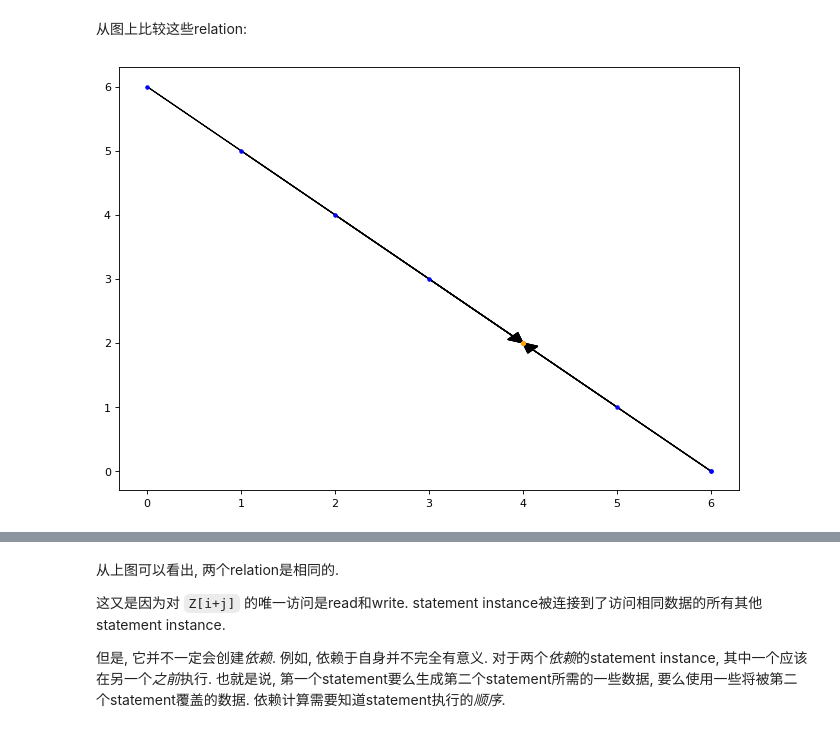
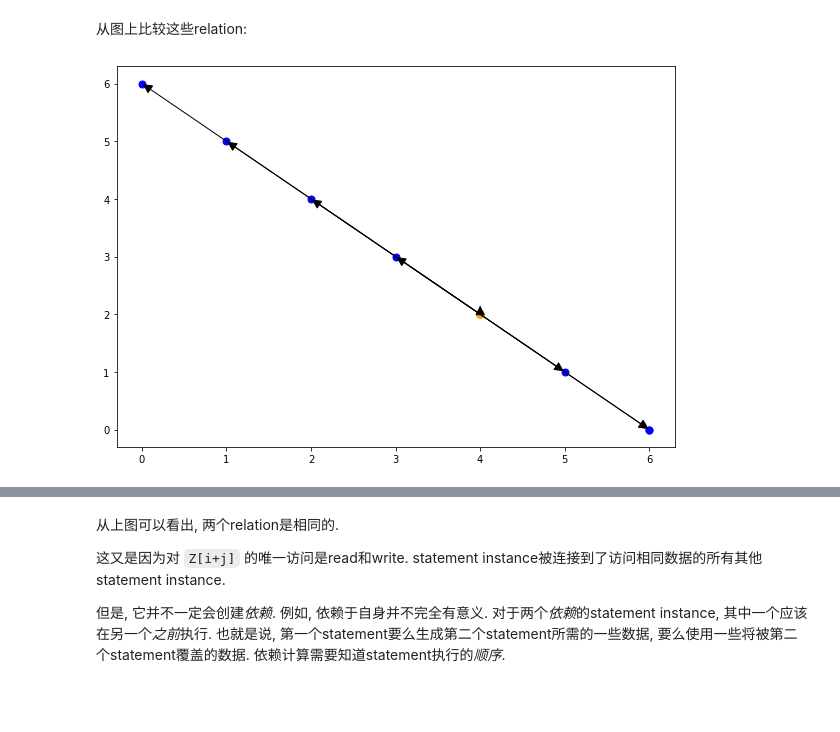
Before and after one commit to zhen8838/isl_learn, a Jupyter notebook: 04_memory.ipynb, the cells around one changed output, grey strips where cells are left out. Drawn from its saved outputs; the diff is of its cells as text; code cells hidden in the pictures; blank space fills up the shorter version.

```diff
--- a/04_memory.ipynb
+++ b/04_memory.ipynb
@@ -415,10 +415,10 @@ print(right_42)
 <!-- Let's compare these relations graphically. -->
 从图上比较这些relation:
 # %%
-plt.figure(figsize=(10, 7), dpi=80)
+plt.figure(figsize=(10, 7))
 plot_map(left_42)
 # %% [output]
-[figure, old version]
+[figure, new version]
 # %%
 plt.figure(figsize=(10, 7), dpi=80)
 plot_map(right_42)
```
Also changed, not shown: parts of 13 cells of this notebook, 5 other files.
